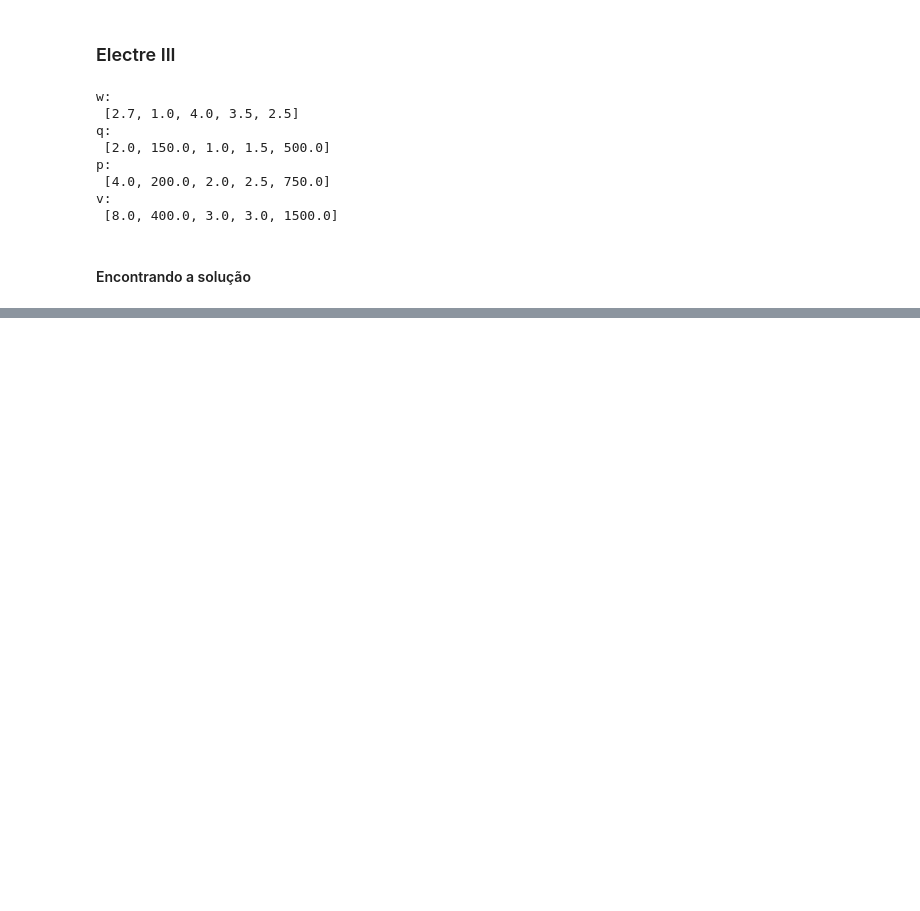
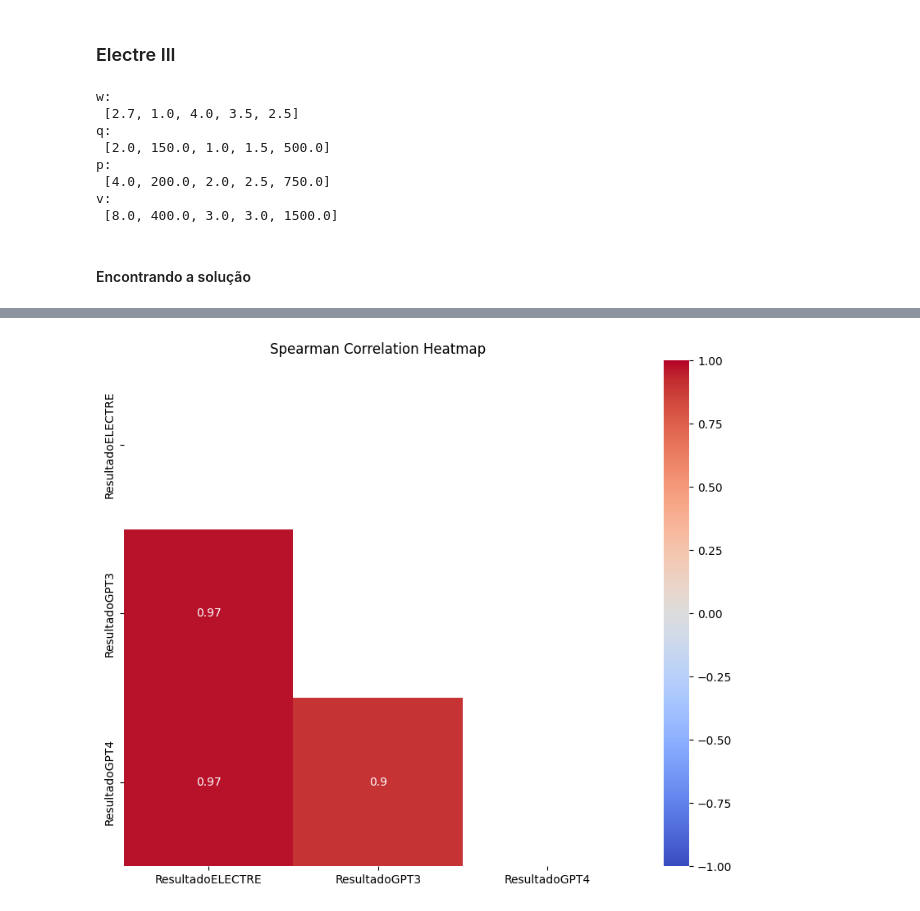
Before and after one commit to jvataidee/PesquisaOperacional, a Jupyter notebook: tcc_pesquisa_operacional.ipynb, the cells around one changed output, grey strips where cells are left out. Drawn from its saved outputs; the diff is of its cells as text; code cells hidden in the pictures; blank space fills up the shorter version.

```diff
--- a/tcc_pesquisa_operacional.ipynb
+++ b/tcc_pesquisa_operacional.ipynb
@@ -164,7 +87,0 @@ a10: 0.5
-# %%
-resultado = pd.DataFrame()
-resultado["Alternativas"] = rank_D_final
-resultado["Resultado"] = relative_closeness
-
-dic = ds.iloc[:, 0:2].set_index("Alternativas")
-dic.join(resultado.set_index("Alternativas"), on = "Alternativas").sort_values("Resultado", ascending = True)
@@ -374,7 +87,0 @@ resultado = ahp.Resultado()
-# %%
-resultados = pd.DataFrame()
-resultados["Alternativas"] = resultado.keys()
-resultados["Resultado"] = resultado.values()
-
-dic = ds.iloc[:, 0:2].set_index("Alternativas")
-dic.join(resultados.set_index("Alternativas"), on = "Alternativas").sort_values("Resultado", ascending = True)
@@ -393,0 +106,3 @@ dic.join(resultados.set_index("Alternativas"), on = "Alternativas").sort_values(
+# %%
+dic["ResultadoGPT3"] = [4,3,2,1,5]
+dic["ResultadoGPT4"] = [4,3,1,2,5]
@@ -393,0 +122,16 @@ dic.join(resultados.set_index("Alternativas"), on = "Alternativas").sort_values(
+# %%
+corr_matrix, _ = spearmanr(dic.iloc[:,1:])
+
+# Cria uma máscara para a metade superior da matriz
+mask = np.triu(np.ones_like(corr_df, dtype=bool))
+
+# Converte a matriz de correlação em um DataFrame para melhor visualização
+corr_df = pd.DataFrame(corr_matrix, columns=dic.iloc[:,1:].columns, index=dic.iloc[:,1:].columns)
+
+# Cria um gráfico de calor
+plt.figure(figsize=(10, 8))
+sns.heatmap(corr_df, annot=True, cmap='coolwarm', vmin=-1, vmax=1, mask=mask)
+plt.title('Spearman Correlation Heatmap')
+plt.show()
+# %% [output]
+[figure, added]
```
Also changed, not shown: parts of 21 cells of this notebook.
